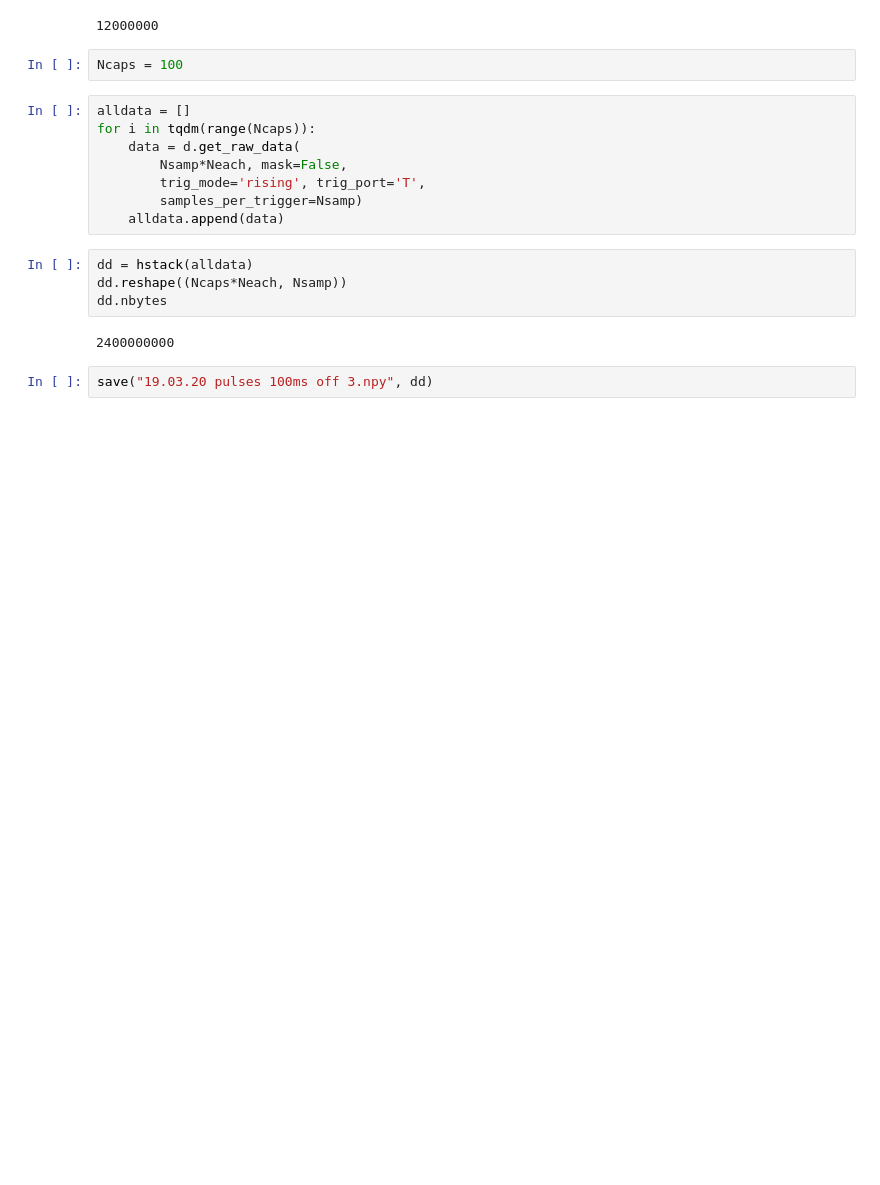
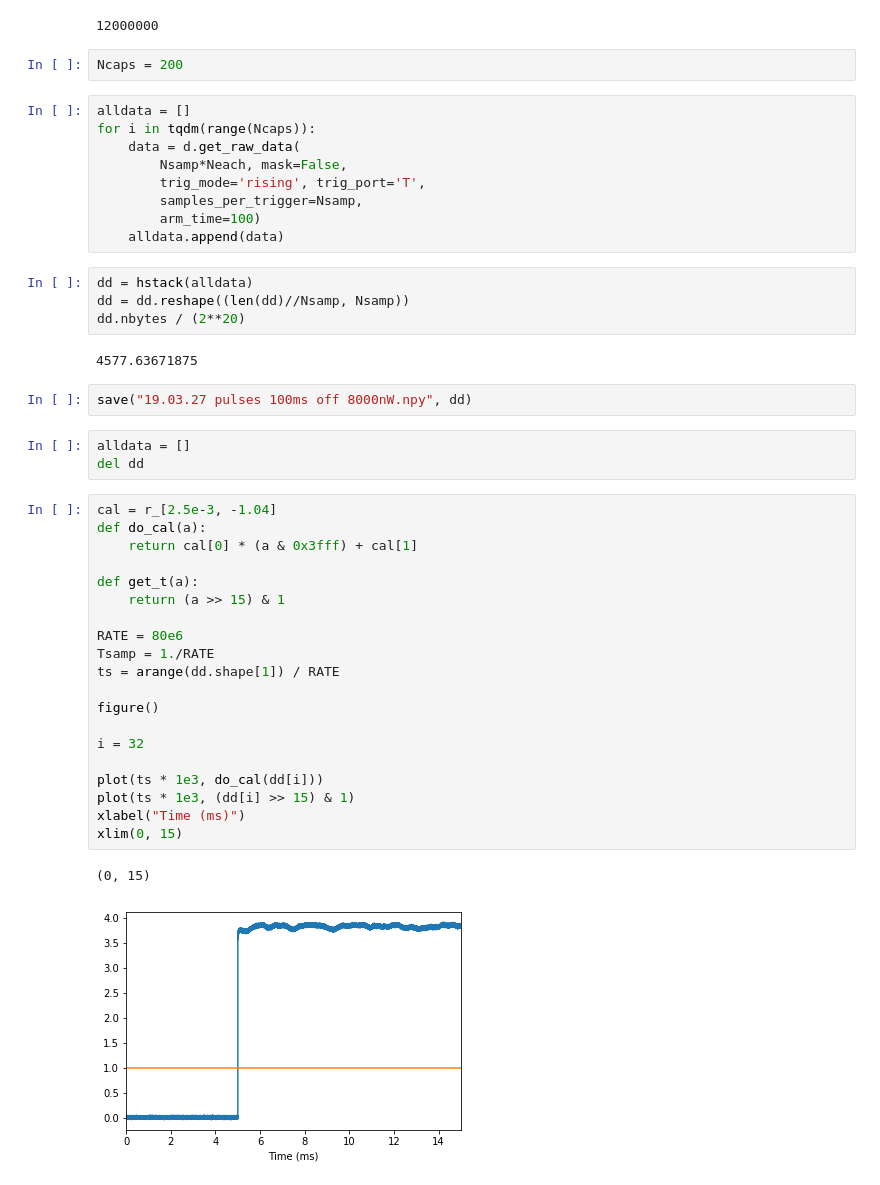
Before and after one commit to cdoolin/labtools, a Jupyter notebook: notebooks/ripy take triggered data.ipynb, the cells around one changed output. Drawn from its saved outputs; the diff is of its cells as text; blank space fills up the shorter version.

```diff
--- a/notebooks/ripy take triggered data.ipynb
+++ b/notebooks/ripy take triggered data.ipynb
@@ -18,20 +18,47 @@ len(data)
 # %% [output]
 12000000
 # %%
-Ncaps = 100
+Ncaps = 200
 # %%
 alldata = []
 for i in tqdm(range(Ncaps)):
     data = d.get_raw_data(
         Nsamp*Neach, mask=False,
         trig_mode='rising', trig_port='T',
-        samples_per_trigger=Nsamp)
+        samples_per_trigger=Nsamp,
+        arm_time=100)
     alldata.append(data)
 # %%
 dd = hstack(alldata)
-dd.reshape((Ncaps*Neach, Nsamp))
-dd.nbytes
+dd = dd.reshape((len(dd)//Nsamp, Nsamp))
+dd.nbytes / (2**20)
 # %% [output]
-2400000000
+4577.63671875
 # %%
-save("19.03.20 pulses 100ms off 3.npy", dd)
+save("19.03.27 pulses 100ms off 8000nW.npy", dd)
+# %%
+alldata = []
+del dd
+# %%
+cal = r_[2.5e-3, -1.04]
+def do_cal(a):
+    return cal[0] * (a & 0x3fff) + cal[1]
+
+def get_t(a):
+    return (a >> 15) & 1
+
+RATE = 80e6
+Tsamp = 1./RATE
+ts = arange(dd.shape[1]) / RATE
+
+figure()
+
+i = 32
+
+plot(ts * 1e3, do_cal(dd[i]))
+plot(ts * 1e3, (dd[i] >> 15) & 1)
+xlabel("Time (ms)")
+xlim(0, 15)
+# %% [output]
+(0, 15)
+[figure, added]
```
Also changed, not shown: parts of 2 cells of this notebook, 3 other files.
